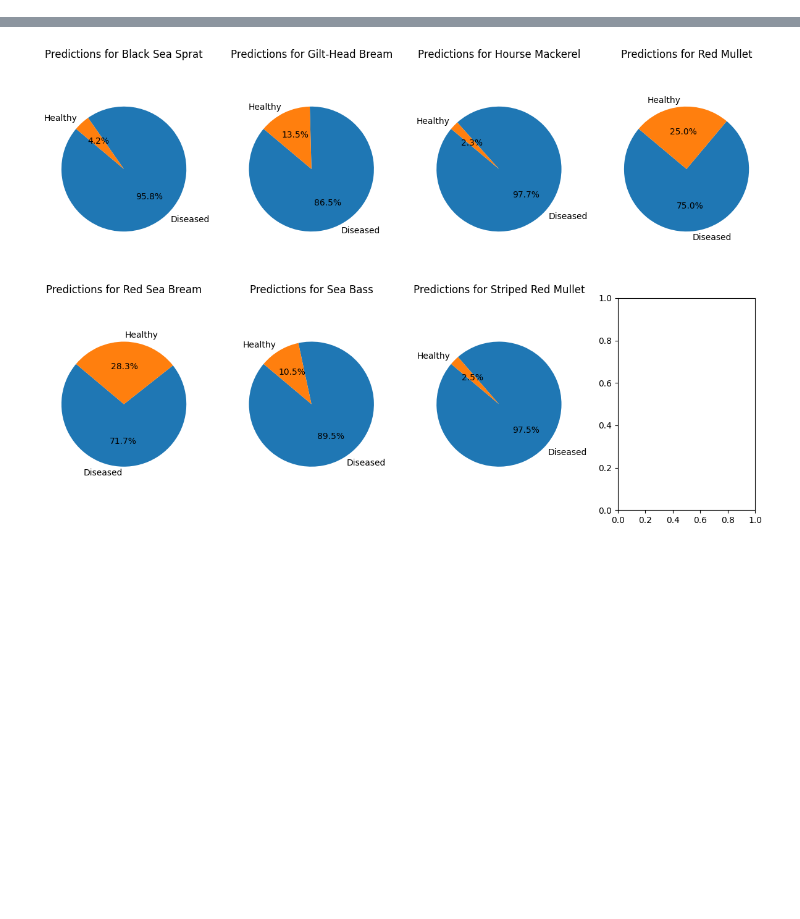
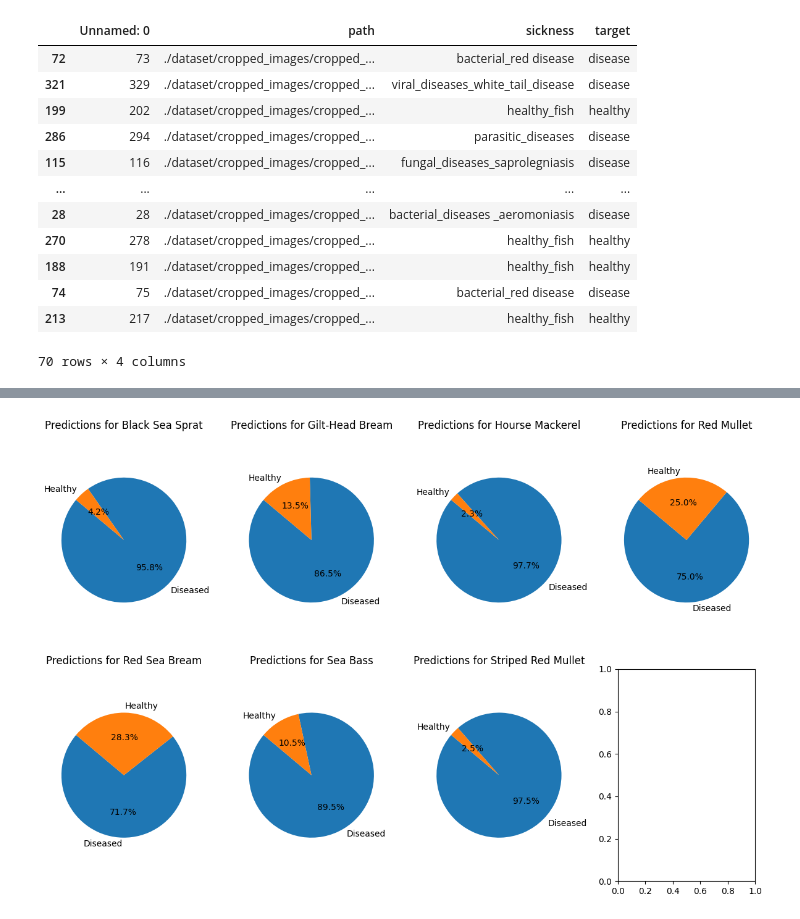
Before and after one commit to EmmelieGren/sick_fishes, a Jupyter notebook: evaluating_trained_models.ipynb, the cells around one changed output, grey strips where cells are left out. Saved outputs shown, nothing was run; the diff lists cells and outputs as text; code cells hidden in the pictures; blank space fills up the shorter version.

```diff
--- a/evaluating_trained_models.ipynb
+++ b/evaluating_trained_models.ipynb
@@ -87,5 +89,21 @@ df = pd.read_csv("./dataset/SB-FishDisease.csv")
 # %%
 train_df, test_df = train_test_split(df, test_size=0.2, stratify=df['sickness'], random_state=42)
+# %%
+test_df
+# %% [output]
+|  | Unnamed: 0 | path | sickness | target |
+| 72 | 73 | ./dataset/cropped_images/cropped_... | bacterial_red disease | disease |
+| 321 | 329 | ./dataset/cropped_images/cropped_... | viral_diseases_white_tail_disease | disease |
+| 199 | 202 | ./dataset/cropped_images/cropped_... | healthy_fish | healthy |
+| 286 | 294 | ./dataset/cropped_images/cropped_... | parasitic_diseases | disease |
+| 115 | 116 | ./dataset/cropped_images/cropped_... | fungal_diseases_saprolegniasis | disease |
+| ... | ... | ... | ... | ... |
+| 28 | 28 | ./dataset/cropped_images/cropped_... | bacterial_diseases _aeromoniasis | disease |
+| 270 | 278 | ./dataset/cropped_images/cropped_... | healthy_fish | healthy |
+| 188 | 191 | ./dataset/cropped_images/cropped_... | healthy_fish | healthy |
+| 74 | 75 | ./dataset/cropped_images/cropped_... | bacterial_red disease | disease |
+| 213 | 217 | ./dataset/cropped_images/cropped_... | healthy_fish | healthy |
+70 rows × 4 columns
 # %%
 X_test = prepare_images(test_df['path'])
 y_test = test_df['target']
```
Also changed, not shown: parts of 6 cells of this notebook, 7 other files.
